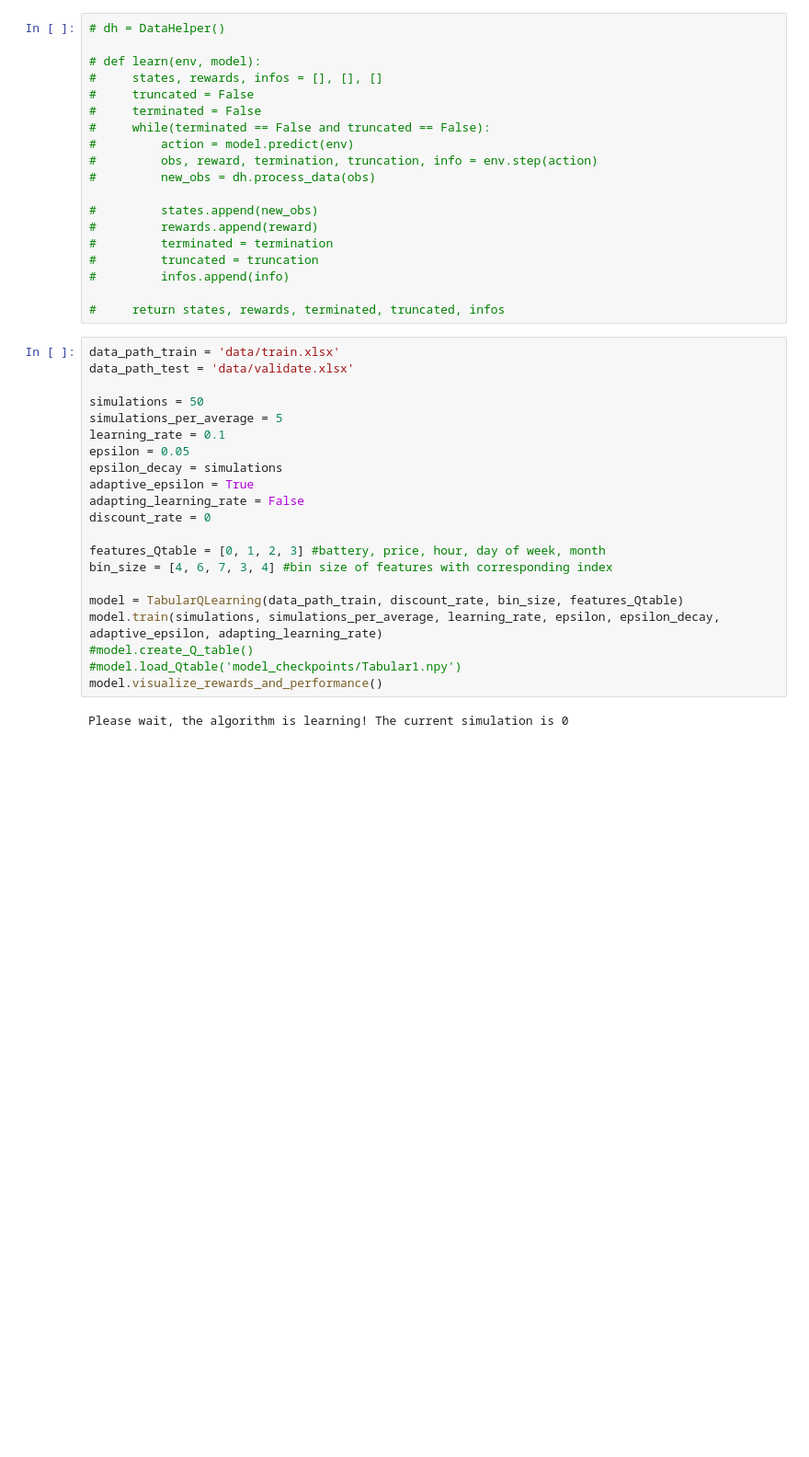
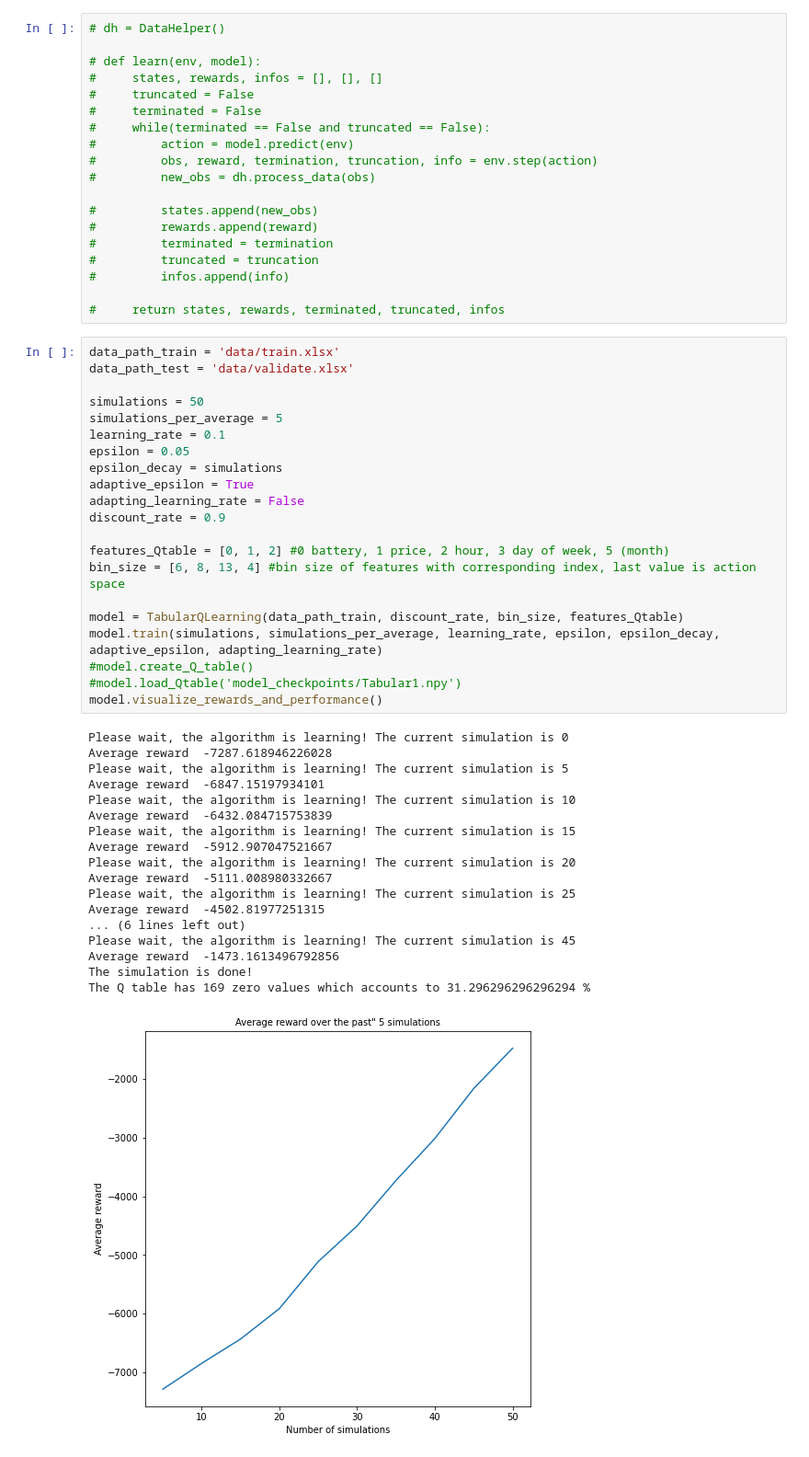
Before and after one commit to andpuc23/PoRL, a Jupyter notebook: main.ipynb, the cells around one changed output. Shown at 92% size. Drawn from its saved outputs; the diff is of its cells as text; blank space fills up the shorter version.

```diff
--- a/main.ipynb
+++ b/main.ipynb
@@ -57,26 +57,43 @@ def data_analysis():
 # %%
 data_path_train = 'data/train.xlsx'
 data_path_test = 'data/validate.xlsx'
 
 simulations = 50
 simulations_per_average = 5
 learning_rate = 0.1
 epsilon = 0.05
 epsilon_decay = simulations
 adaptive_epsilon = True
 adapting_learning_rate = False
-discount_rate = 0
+discount_rate = 0.9
 
-features_Qtable = [0, 1, 2, 3] #battery, price, hour, day of week, month
-bin_size = [4, 6, 7, 3, 4] #bin size of features with corresponding index
+features_Qtable = [0, 1, 2] #0 battery, 1 price, 2 hour, 3 day of week, 5 (month)
+bin_size = [6, 8, 13, 4] #bin size of features with corresponding index, last value is action space
 
 model = TabularQLearning(data_path_train, discount_rate, bin_size, features_Qtable)
 model.train(simulations, simulations_per_average, learning_rate, epsilon, epsilon_decay, adaptive_epsilon, adapting_learning_rate)
 #model.create_Q_table()
 #model.load_Qtable('model_checkpoints/Tabular1.npy')
 model.visualize_rewards_and_performance()
 # %% [output]
 Please wait, the algorithm is learning! The current simulation is 0
+Average reward  -7287.618946226028
+Please wait, the algorithm is learning! The current simulation is 5
+Average reward  -6847.15197934101
+Please wait, the algorithm is learning! The current simulation is 10
+Average reward  -6432.084715753839
+Please wait, the algorithm is learning! The current simulation is 15
+Average reward  -5912.907047521667
+Please wait, the algorithm is learning! The current simulation is 20
+Average reward  -5111.008980332667
+Please wait, the algorithm is learning! The current simulation is 25
+Average reward  -4502.81977251315
+... (6 lines left out)
+Please wait, the algorithm is learning! The current simulation is 45
+Average reward  -1473.1613496792856
+The simulation is done!
+The Q table has 169 zero values which accounts to 31.296296296296294 %
+[figure, added]
 # %%
 #model.save_Qtable('test.npy')
 actions, rewards, states, infos = model.play(data_path_test, plotting=True)
```
Also changed, not shown: parts of 4 cells of this notebook.
